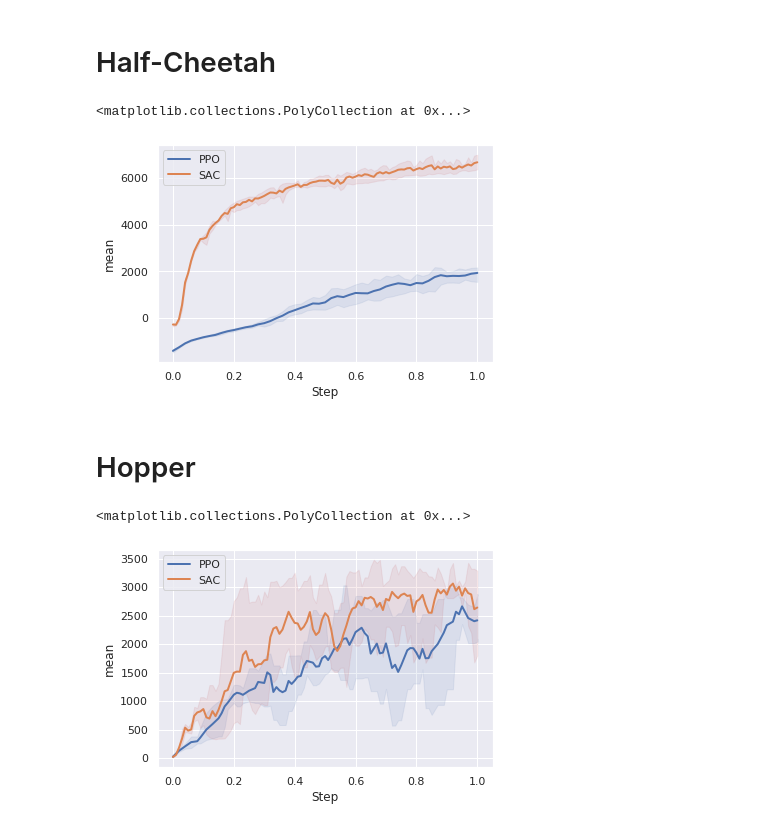
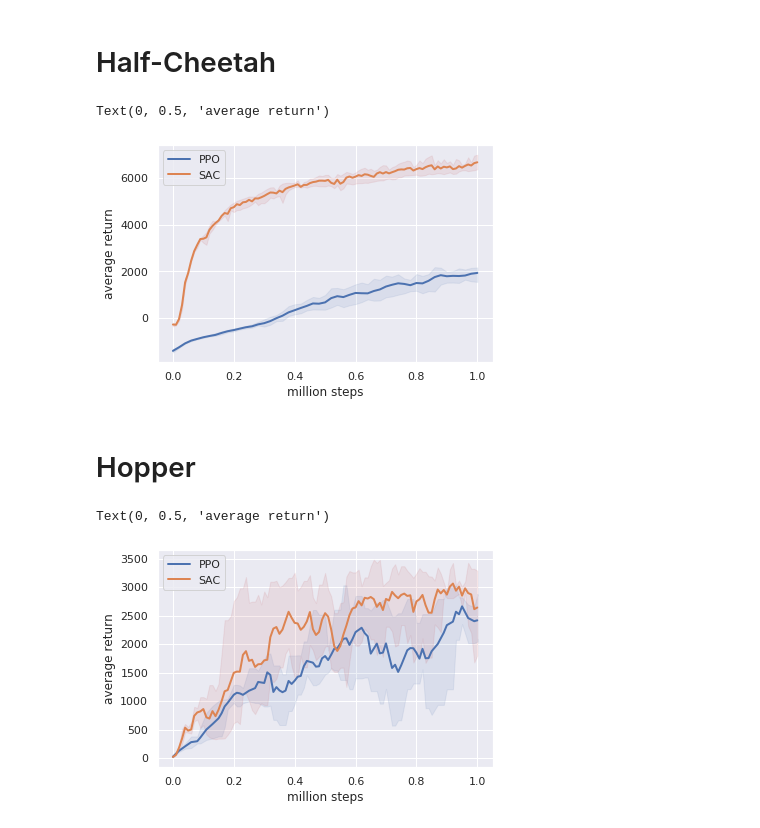
Before and after one commit to raznem/sac_ppo, a Jupyter notebook: notebooks/Plots.ipynb, the cells around one changed output. Cells and saved outputs as stored; diff of their text form; code cells hidden in the pictures.

Commit message:
Axis labels for plots

```diff
--- a/notebooks/Plots.ipynb
+++ b/notebooks/Plots.ipynb
@@ -50,12 +50,14 @@ sac_dataset = read_filelist(sac_files)
 # %%
 #Plotting:
 sns.lineplot(ppo_dataset["Step"], ppo_dataset["mean"], linewidth=2, label="PPO") #mean curve.
 plt.fill_between(ppo_dataset["Step"], ppo_dataset["min"], ppo_dataset["max"], color='b', alpha=.1) #std curves.
 sns.lineplot(sac_dataset["Step"], sac_dataset["mean"], linewidth=2, label="SAC") #mean curve.
 plt.fill_between(sac_dataset["Step"], sac_dataset["min"], sac_dataset["max"], color='r', alpha=.1) #std curves.
+plt.xlabel("million steps")
+plt.ylabel("average return")
 # %% [output]
-<matplotlib.collections.PolyCollection at 0x...>
+Text(0, 0.5, 'average return')
-[figure, old version]
+[figure, new version]
 # %% [markdown]
 # Hopper
 # %%
@@ -70,6 +72,8 @@ sns.lineplot(ppo_dataset["Step"], ppo_dataset["mean"], linewidth=2, label="PPO")
 plt.fill_between(ppo_dataset["Step"], ppo_dataset["min"], ppo_dataset["max"], color='b', alpha=.1) #std curves.
 sns.lineplot(sac_dataset["Step"], sac_dataset["mean"], linewidth=2, label="SAC") #mean curve.
 plt.fill_between(sac_dataset["Step"], sac_dataset["min"], sac_dataset["max"], color='r', alpha=.1) #std curves.
+plt.xlabel("million steps")
+plt.ylabel("average return")
 # %% [output]
-<matplotlib.collections.PolyCollection at 0x...>
+Text(0, 0.5, 'average return')
-[figure, old version]
+[figure, new version]
```
